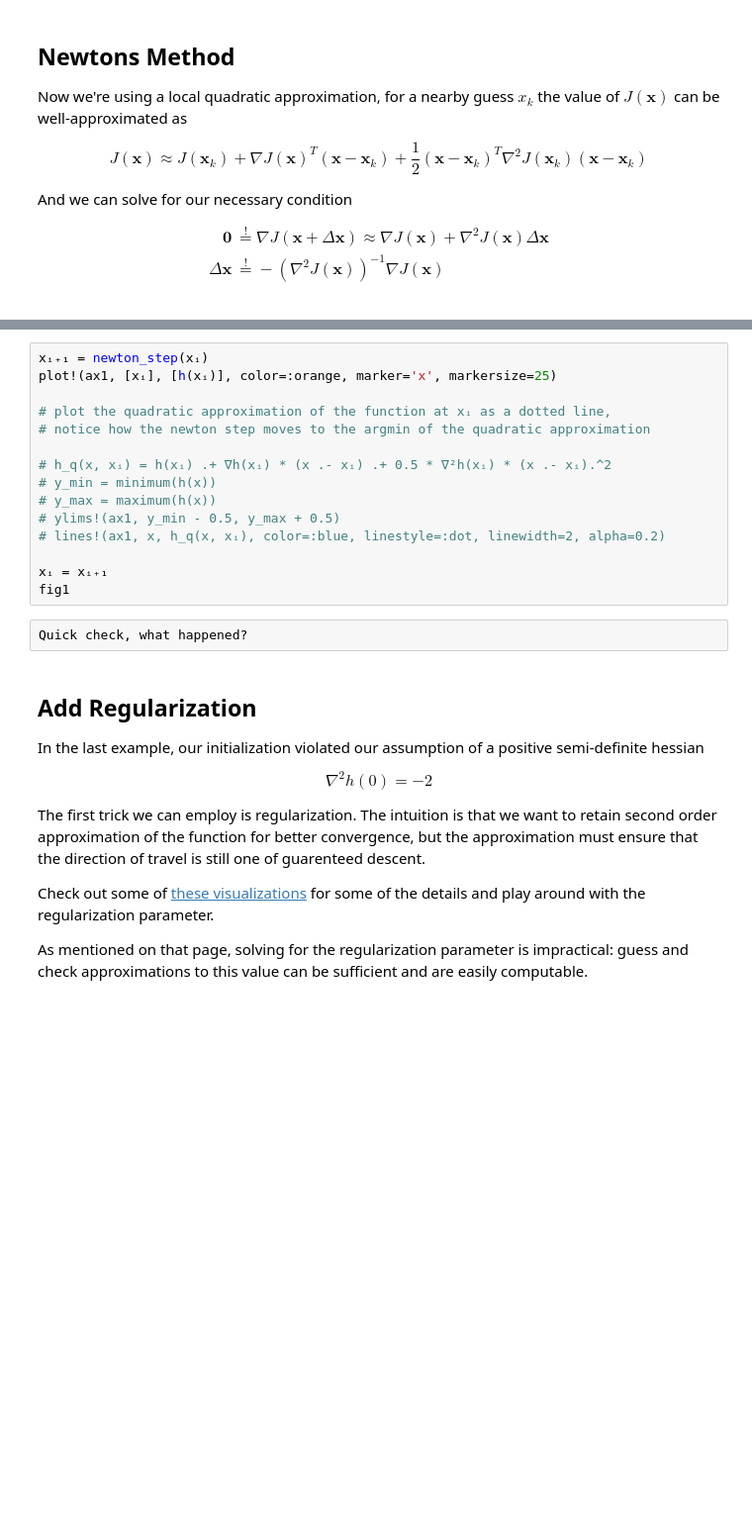
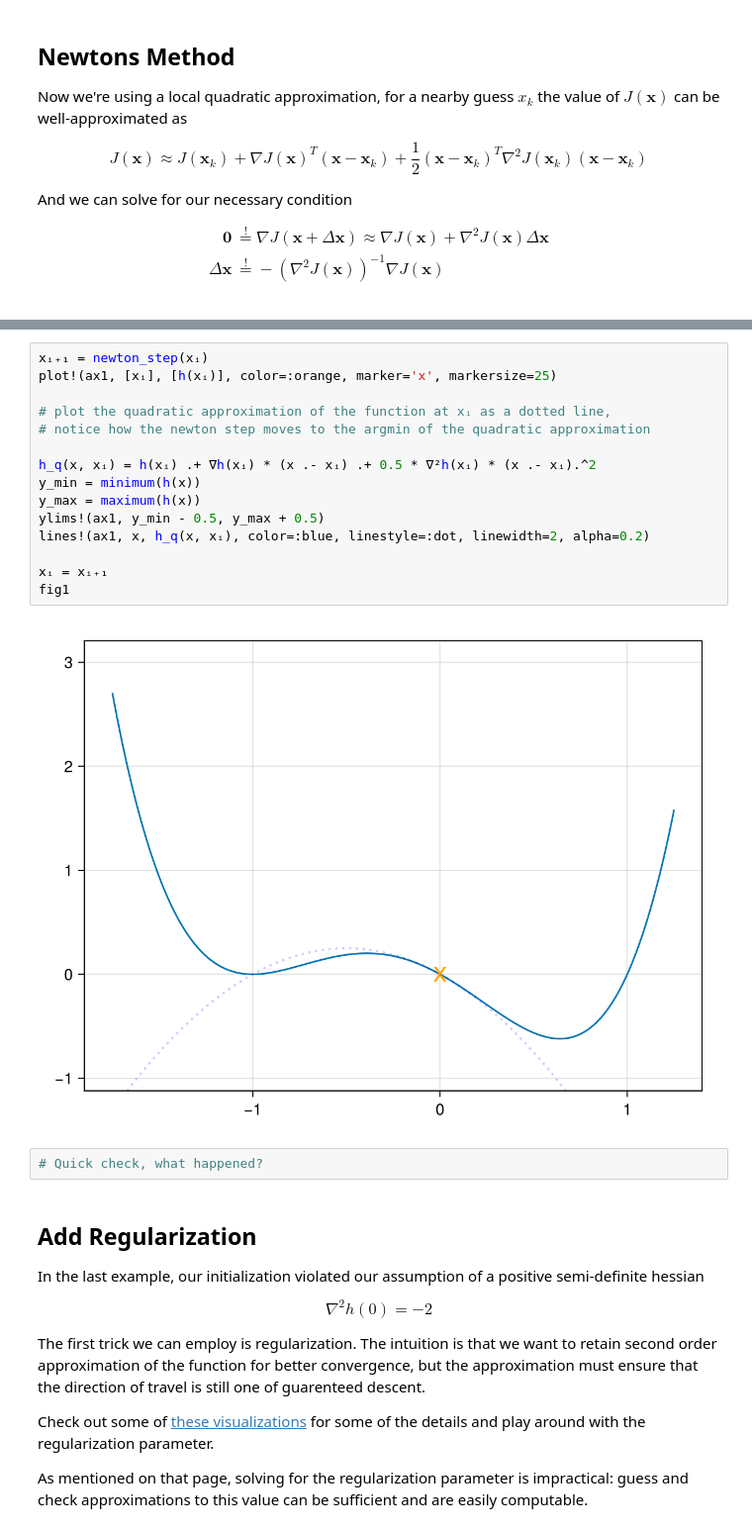
Before and after one commit to xoth42/QNumerics2025_Control, a Jupyter notebook: lecture-1/opt.ipynb, the cells around one changed output, grey strips where cells are left out. Shown at 99% size. Cells and saved outputs as stored; diff of their text form; blank space fills up the shorter version.

```diff
--- a/lecture-1/opt.ipynb
+++ b/lecture-1/opt.ipynb
@@ -98,20 +108,22 @@ lines!(ax1, x, h(x))
 # %%
 xᵢ₊₁ = newton_step(xᵢ)
 plot!(ax1, [xᵢ], [h(xᵢ)], color=:orange, marker='x', markersize=25)
 
 # plot the quadratic approximation of the function at xᵢ as a dotted line,
 # notice how the newton step moves to the argmin of the quadratic approximation
 
-# h_q(x, xᵢ) = h(xᵢ) .+ ∇h(xᵢ) * (x .- xᵢ) .+ 0.5 * ∇²h(xᵢ) * (x .- xᵢ).^2
-# y_min = minimum(h(x))
-# y_max = maximum(h(x))
-# ylims!(ax1, y_min - 0.5, y_max + 0.5)
-# lines!(ax1, x, h_q(x, xᵢ), color=:blue, linestyle=:dot, linewidth=2, alpha=0.2)
+h_q(x, xᵢ) = h(xᵢ) .+ ∇h(xᵢ) * (x .- xᵢ) .+ 0.5 * ∇²h(xᵢ) * (x .- xᵢ).^2
+y_min = minimum(h(x))
+y_max = maximum(h(x))
+ylims!(ax1, y_min - 0.5, y_max + 0.5)
+lines!(ax1, x, h_q(x, xᵢ), color=:blue, linestyle=:dot, linewidth=2, alpha=0.2)
 
 xᵢ = xᵢ₊₁
 fig1
+# %% [output]
+[figure, added]
 # %%
-Quick check, what happened?
+# Quick check, what happened?
 # %% [markdown]
 ## Add Regularization
 
```
Also changed, not shown: parts of 21 cells of this notebook, 4 other files.
